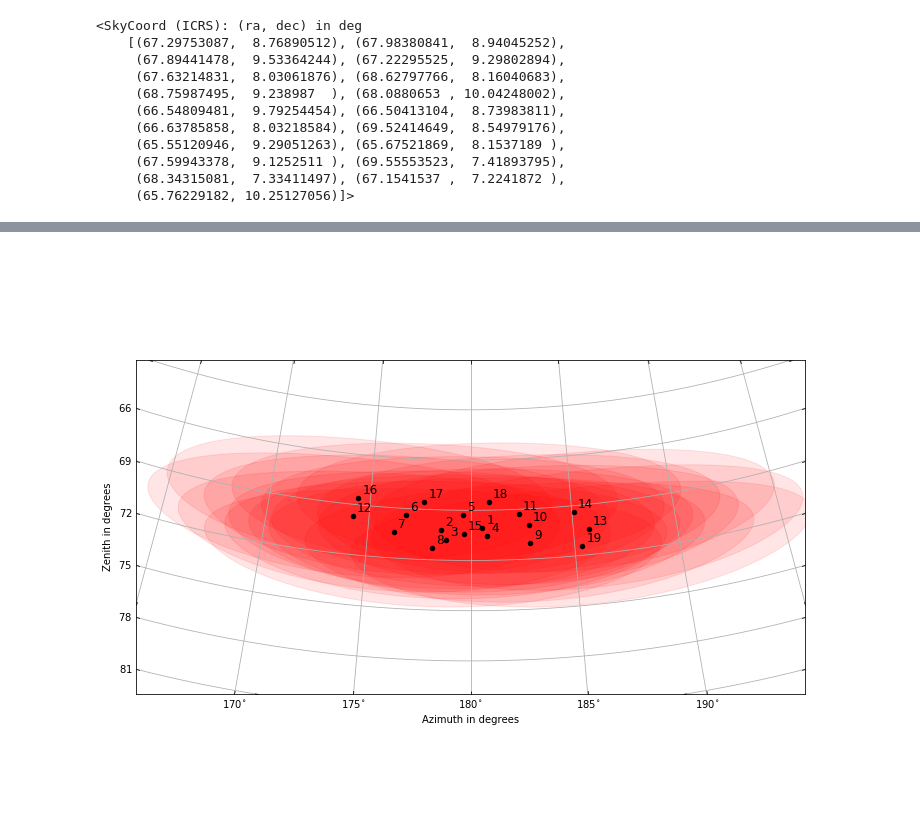
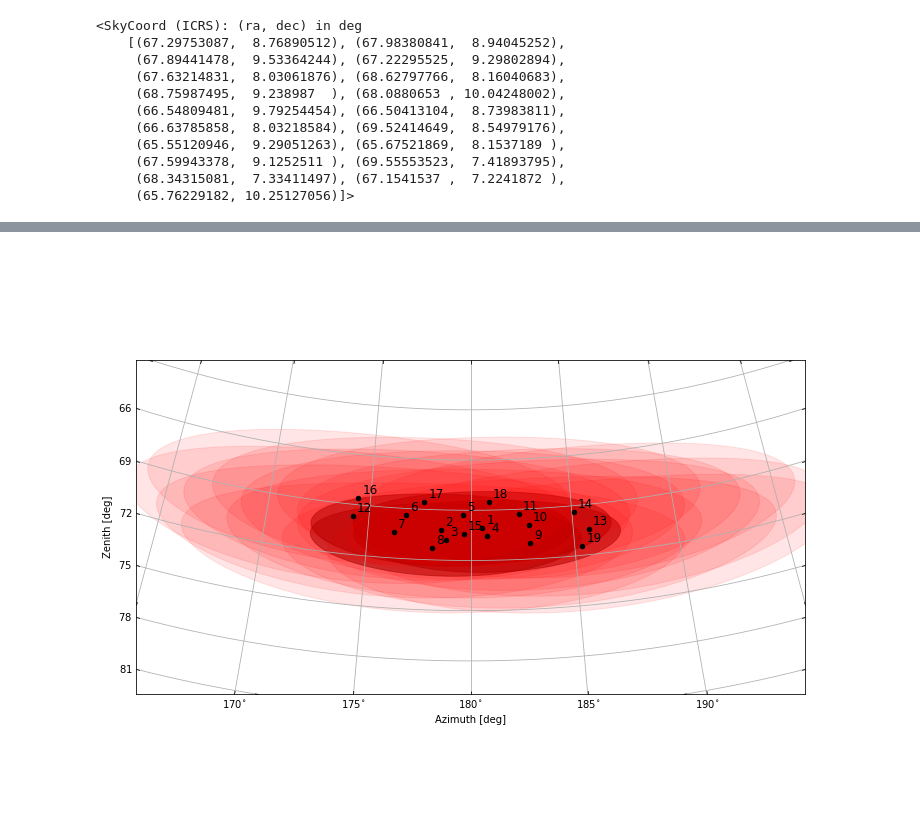
Before and after one commit to Iburelli/Divergent-Pointing, a Jupyter notebook: divtel/North_layout_test.ipynb, the cells around one changed output, grey strips where cells are left out. Drawn from its saved outputs; the diff is of its cells as text; code cells hidden in the pictures.

```diff
--- a/divtel/North_layout_test.ipynb
+++ b/divtel/North_layout_test.ipynb
@@ -179,11 +152,12 @@ plt.show()
 # %%
-#SEEMS WORKING
+#WORKING
 import mpl_toolkits.axisartist.angle_helper as angle_helper
 from mpl_toolkits.axisartist import Subplot
 from mpl_toolkits.axisartist import SubplotHost, ParasiteAxesAuxTrans
 from mpl_toolkits.axisartist.grid_helper_curvelinear import GridHelperCurveLinear
 from matplotlib.projections import PolarAxes
 from matplotlib.transforms import Affine2D
+from astropy.visualization.wcsaxes import SphericalCircle
 
 # PolarAxes.PolarTransform takes radian. However, we want our coordinate
 # system in degree
@@ -229,41 +203,53 @@ ax1.axis["bottom"].major_ticklabels.set_visible(True)
 
 # let right axis shows ticklabels for 1st coordinate (angle)
 #ax1.axis["right"].get_helper().nth_coord_ticks = 0
 # let bottom axis shows ticklabels for 2nd coordinate (radius)
 #ax1.axis["bottom"].get_helper().nth_coord_ticks = 1
 
 fig.add_subplot(ax1)
 # A parasite axes with given transform
 ax2 = ParasiteAxesAuxTrans(ax1, tr, "equal")
 # note that ax2.transData == tr + ax1.transData
 # Anything you draw in ax2 will match the ticks and grids of ax1.
 ax1.parasites.append(ax2)
 
-for i, tel in enumerate(tels_pointing, 1):
-    x = tel.az.degree
-    y = tel.alt.degree
+for i, tel in enumerate(array.telescopes, 1):
+    tel_alt = tel.alt
+    tel_az = tel.az
+    tels_points = SkyCoord(alt=tel.alt.value,az=tel.az.value, frame=altaz, unit='rad')
+    x = tels_points.az.degree
+    y = tels_points.alt.degree
+    #print(x)
+    if i <= 4:
+        r = SphericalCircle((x * u.deg, y * u.deg), tel.camera_radius * u.degree, color='black', alpha=0.5, transform=ax2.transData)
+    else:
+        r = SphericalCircle((x * u.deg, y * u.deg), tel.camera_radius * u.degree, color='r', alpha=0.1, transform=ax2.transData)
+#for i, tel in enumerate(tels_pointing, 1):
+    #x = tel.az.degree
+    #print(x)
+    #y = tel.alt.degree
     #r = plt.Circle((x,y), 2, facecolor="red")
-    r = SphericalCircle((x * u.deg, y * u.deg), 7/2 * u.degree, color='r', alpha=0.1, transform=ax2.transData)
+    #r = SphericalCircle((x * u.deg, y * u.deg), 7.7/2 * u.degree, color='r', alpha=0.1, transform=ax2.transData)
     #TODO!!!!! insert right value of radius of the field of view
     ax1.add_patch(r)
     ax2.annotate(i, (x, y), fontsize=12, xytext=(4, 4), textcoords='offset pixels', zorder=10)
     ax1.scatter(x, y, c = "black", s=20, transform=ax2.transData, zorder=10)
 
 ax1.set_xlim(-20,20)
 ax1.set_ylim(-80, -60)
 #ax1.set_xlim(-181, 181)
 #ax1.set_ylim(-91, 91)
 ax1.set_aspect(1.)
 
 ax1.grid(True)
-ax1.set_xlabel("Azimuth in degrees", fontsize=20)
-ax1.set_ylabel("Zenith in degrees", fontsize=20)
+ax1.set_xlabel("Azimuth [deg]", fontsize=20)
+ax1.set_ylabel("Zenith [deg]", fontsize=20)
 
 
-#plt.savefig("test.png")
+plt.savefig("skymap_01.png")
 plt.show()
 # %% [output]
-[figure, old version]
+[figure, new version]
 # %%
 #SKYMAP
 from astroplan.plots import plot_sky
```
Also changed, not shown: parts of 8 cells of this notebook, 1 other file.
